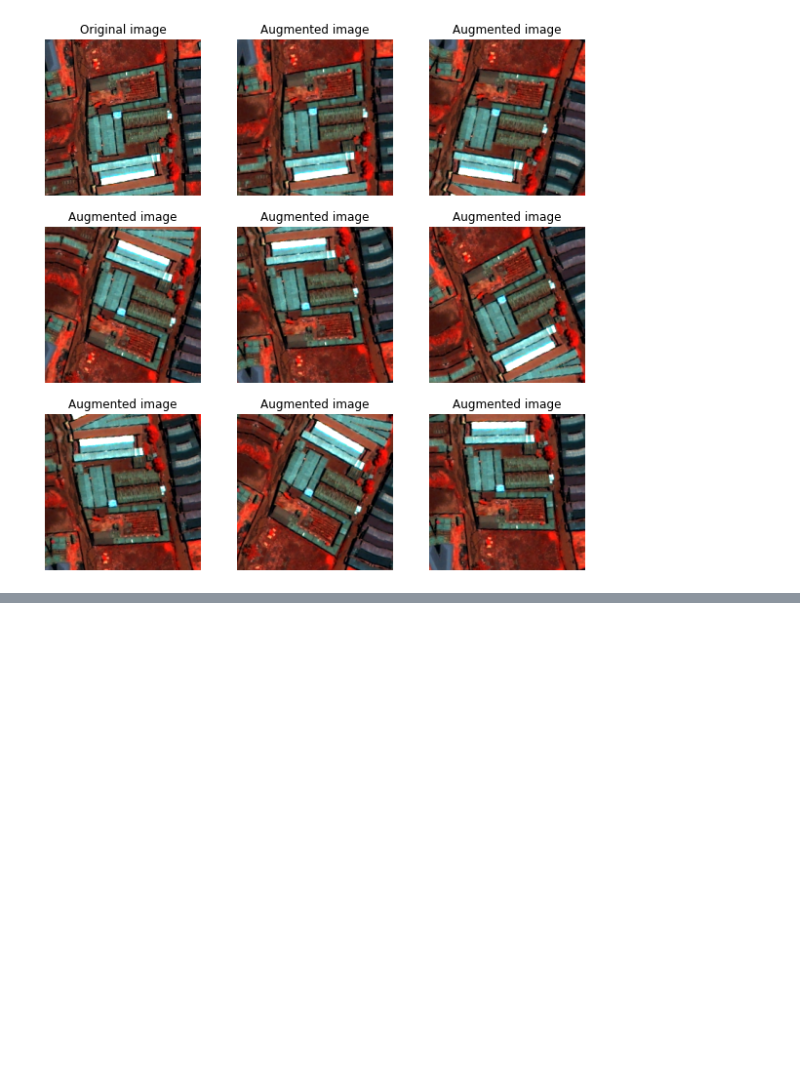
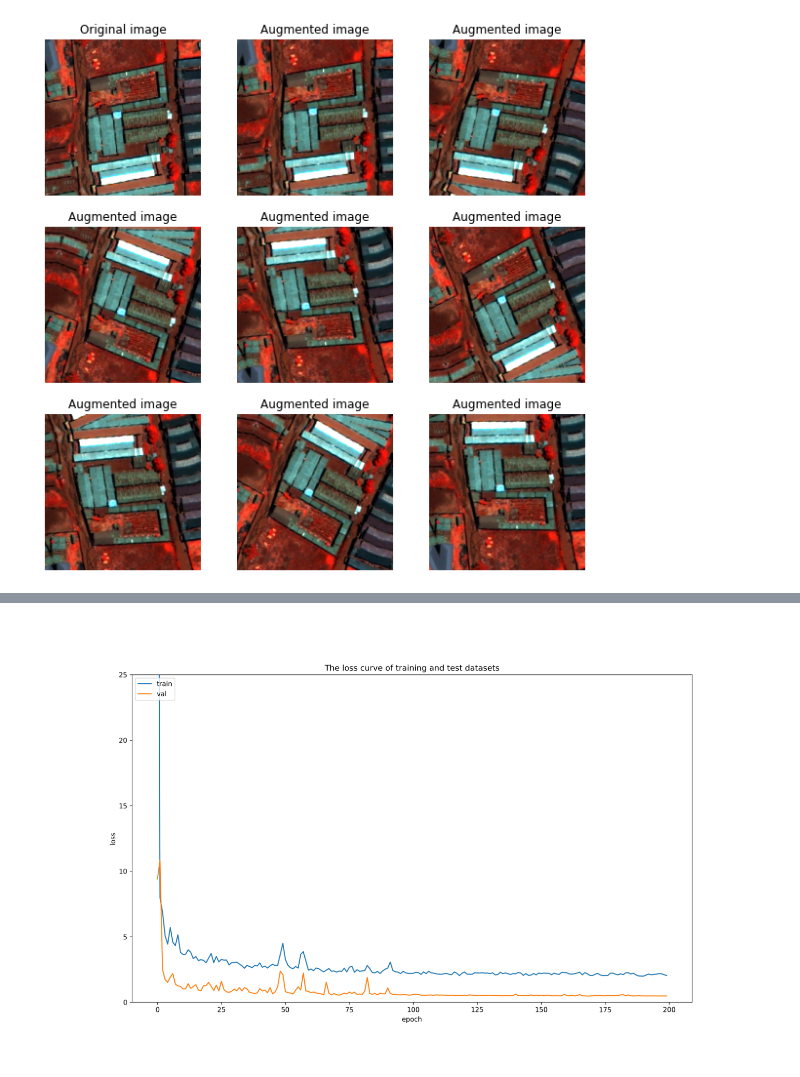
Before and after one commit to tgrippa/Partimap, a Jupyter notebook: Notebooks/CNN_model_DenseNet121.ipynb, the cells around one changed output, grey strips where cells are left out. Saved outputs shown, nothing was run; the diff lists cells and outputs as text; code cells hidden in the pictures; blank space fills up the shorter version.

```diff
--- a/Notebooks/CNN_model_DenseNet121.ipynb
+++ b/Notebooks/CNN_model_DenseNet121.ipynb
@@ -381,0 +614,2 @@ plot_pred_test(y_test, y_pred_test, R2_test, rmse_test, mae_test, save_path=os.p
+# %%
+mutlirun_instance.run()
@@ -381,0 +670,12 @@ plot_pred_test(y_test, y_pred_test, R2_test, rmse_test, mae_test, save_path=os.p
+# %%
+# Best run weights
+multirun_best_weight = mutlirun_instance.mutlirun_table["Weight_file"][0]
+multirun_best_dir = mutlirun_instance.mutlirun_table["Run_dir"][0]
+# %%
+img = mpimg.imread(glob.glob(os.path.join(multirun_best_dir,'Loss_MSE_*.png'))[0])
+plt.figure(figsize = (25,25))
+plt.axis("off")
+plt.imshow(img)
+plt.show()
+# %% [output]
+[figure, added]
```
Also changed, not shown: parts of 63 cells of this notebook.
